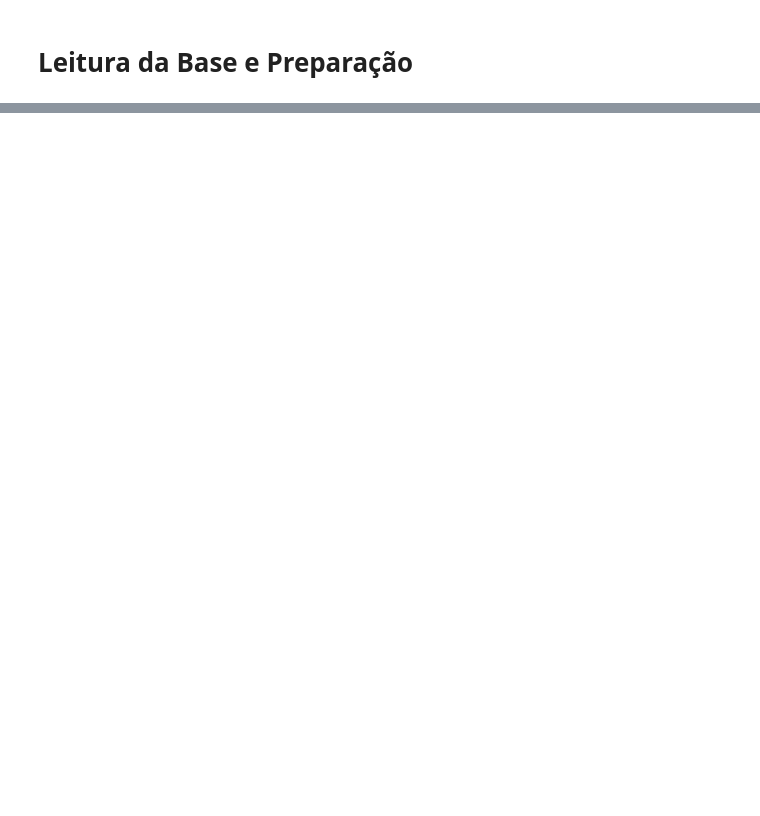
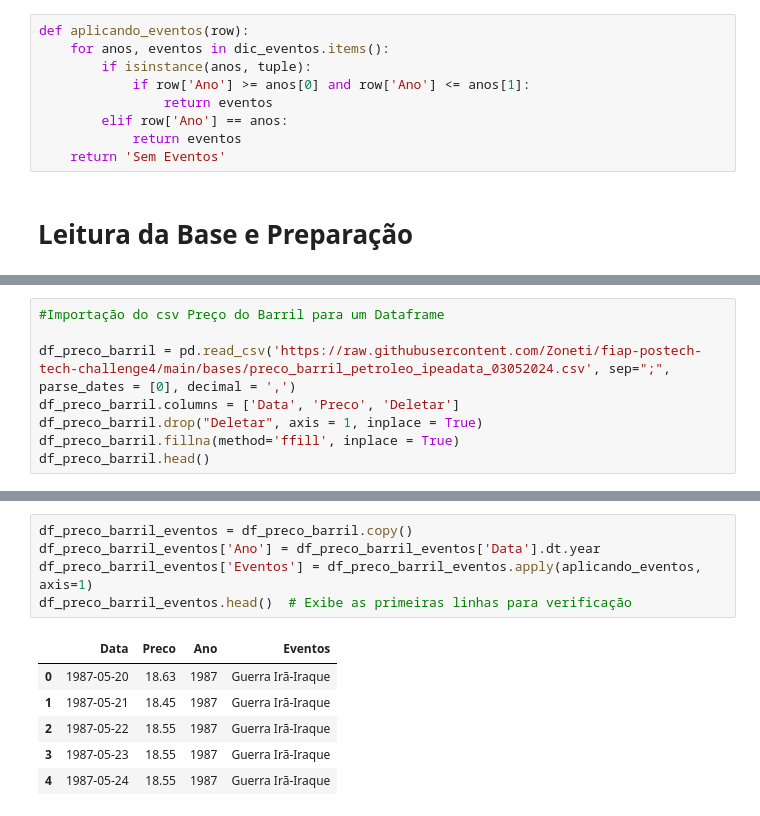
Before and after one commit to Zoneti/fiap-postech-tech-challenge4, a Jupyter notebook: Tech_Challeng_4.ipynb, the cells around one changed output, grey strips where cells are left out. Drawn from its saved outputs; the diff is of its cells as text; blank space fills up the shorter version.

```diff
--- a/Tech_Challeng_4.ipynb
+++ b/Tech_Challeng_4.ipynb
@@ -37,2 +70,11 @@ warnings.filterwarnings('ignore')
+# %%
+def aplicando_eventos(row):
+    for anos, eventos in dic_eventos.items():
+        if isinstance(anos, tuple):
+            if row['Ano'] >= anos[0] and row['Ano'] <= anos[1]:
+                return eventos
+        elif row['Ano'] == anos:
+            return eventos
+    return 'Sem Eventos'
 # %% [markdown]
 # Leitura da Base e Preparação
@@ -38,0 +97,8 @@ warnings.filterwarnings('ignore')
+# %%
+#Importação do csv Preço do Barril para um Dataframe
+
+df_preco_barril = pd.read_csv('https://raw.githubusercontent.com/Zoneti/fiap-postech-tech-challenge4/main/bases/preco_barril_petroleo_ipeadata_03052024.csv', sep=";", parse_dates = [0], decimal = ',')
+df_preco_barril.columns = ['Data', 'Preco', 'Deletar']
+df_preco_barril.drop("Deletar", axis = 1, inplace = True)
+df_preco_barril.fillna(method='ffill', inplace = True)
+df_preco_barril.head()
@@ -38,0 +124,12 @@ warnings.filterwarnings('ignore')
+# %%
+df_preco_barril_eventos = df_preco_barril.copy()
+df_preco_barril_eventos['Ano'] = df_preco_barril_eventos['Data'].dt.year
+df_preco_barril_eventos['Eventos'] = df_preco_barril_eventos.apply(aplicando_eventos, axis=1)
+df_preco_barril_eventos.head()  # Exibe as primeiras linhas para verificação
+# %% [output]
+|  | Data | Preco | Ano | Eventos |
+| 0 | 1987-05-20 | 18.63 | 1987 | Guerra Irã-Iraque |
+| 1 | 1987-05-21 | 18.45 | 1987 | Guerra Irã-Iraque |
+| 2 | 1987-05-22 | 18.55 | 1987 | Guerra Irã-Iraque |
+| 3 | 1987-05-23 | 18.55 | 1987 | Guerra Irã-Iraque |
+| 4 | 1987-05-24 | 18.55 | 1987 | Guerra Irã-Iraque |
```
Also changed, not shown: parts of 26 cells of this notebook.
